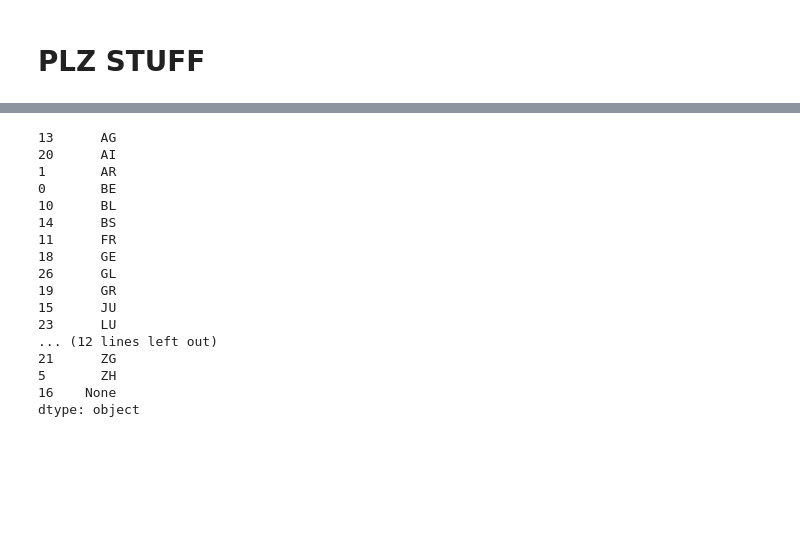
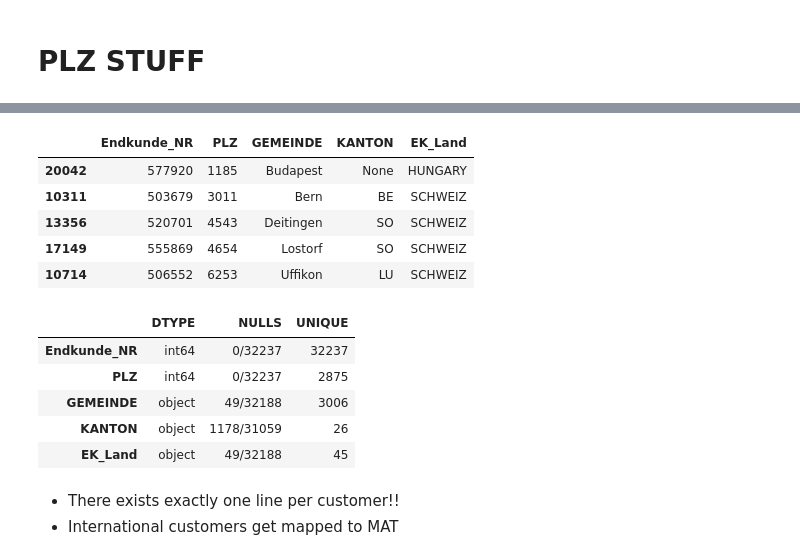
Before and after one commit to apgsga-stc/PredictiveAnalyticsPython, a Jupyter notebook: vkprog_analyse/scribbles.ipynb, the cells around one changed output, grey strips where cells are left out. Cells and saved outputs as stored; diff of their text form; code cells hidden in the pictures; blank space fills up the shorter version.

```diff
--- a/vkprog_analyse/scribbles.ipynb
+++ b/vkprog_analyse/scribbles.ipynb
@@ -21,6 +21,7 @@ sys.path.append(str(parent_dir))
 
 from IPython.display import display
 pd.options.display.max_columns = None
+pd.options.display.max_rows  = None
 
 ## Libraries & Settings ##
 from pa_lib.file import load_bin
@@ -184,5 +103,6 @@ col_list = """Endkunde_NR
                 PLZ
                 GEMEINDE
                 KANTON
+                EK_Land
 """.split()
-ek_info.loc[:,col_list]
+cust_current = ek_info.loc[:,col_list]
@@ -210,20 +109,22 @@ test_series = pd.Series(list(set(ek_info.KANTON))).sort_values(inplace=False)
-# %%
-test_series
-# %% [output]
-13      AG
-20      AI
-1       AR
-0       BE
-10      BL
-14      BS
-11      FR
-18      GE
-26      GL
-19      GR
-15      JU
-23      LU
-... (12 lines left out)
-21      ZG
-5       ZH
-16    None
-dtype: object
+# %%
+# BASIS TABELLE
+cust_current.sample(5, random_state=42)
+# %% [output]
+|  | Endkunde_NR | PLZ | GEMEINDE | KANTON | EK_Land |
+| 20042 | 577920 | 1185 | Budapest | None | HUNGARY |
+| 10311 | 503679 | 3011 | Bern | BE | SCHWEIZ |
+| 13356 | 520701 | 4543 | Deitingen | SO | SCHWEIZ |
+| 17149 | 555869 | 4654 | Lostorf | SO | SCHWEIZ |
+| 10714 | 506552 | 6253 | Uffikon | LU | SCHWEIZ |
+# %%
+desc_col(cust_current)
+# %% [output]
+|  | DTYPE | NULLS | UNIQUE |
+| Endkunde_NR | int64 | 0/32237 | 32237 |
+| PLZ | int64 | 0/32237 | 2875 |
+| GEMEINDE | object | 49/32188 | 3006 |
+| KANTON | object | 1178/31059 | 26 |
+| EK_Land | object | 49/32188 | 45 |
+# %% [markdown]
+- There exists exactly one line per customer!!
+- International customers get mapped to MAT
```
Also changed, not shown: parts of 34 cells of this notebook, 1 other file.
